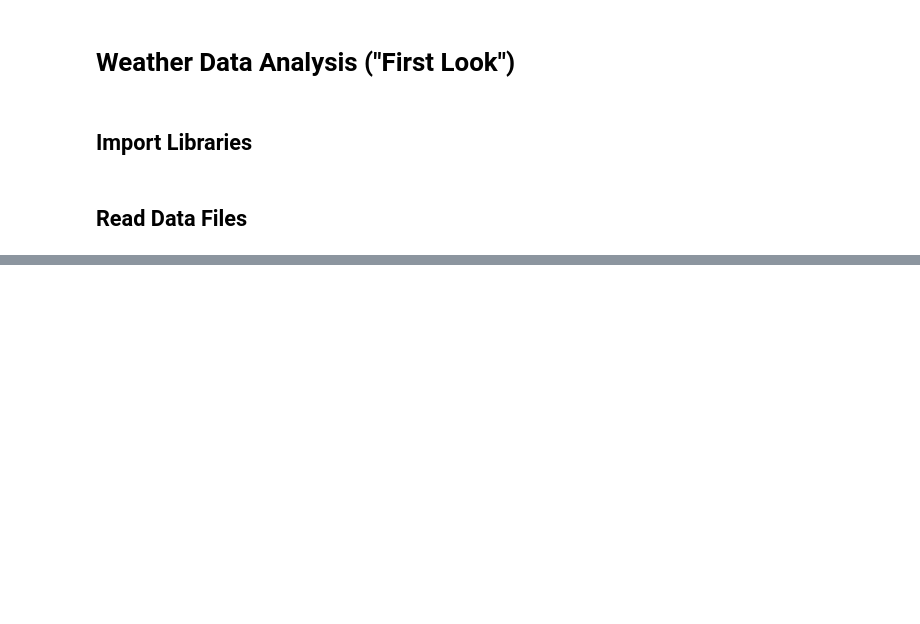
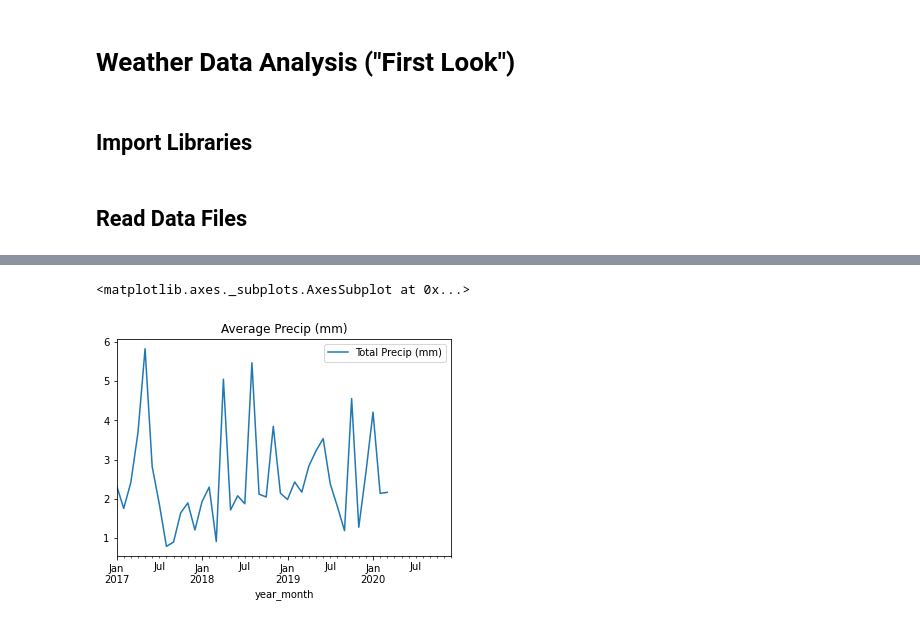
Before and after one commit to VernonNaidoo-Toronto/SCS3250-Group-2-Final-Project, a Jupyter notebook: Weather.ipynb, the cells around one changed output, grey strips where cells are left out. Cells and saved outputs as stored; diff of their text form; code cells hidden in the pictures; blank space fills up the shorter version.

```diff
--- a/Weather.ipynb
+++ b/Weather.ipynb
@@ -66,0 +182,5 @@ weather
+# %%
+weather[['year_month', 'Total Precip (mm)']].groupby('year_month').mean().plot(title='Average Precip (mm)')
+# %% [output]
+<matplotlib.axes._subplots.AxesSubplot at 0x...>
+[figure, added]
```
Also changed, not shown: parts of 19 cells of this notebook.
